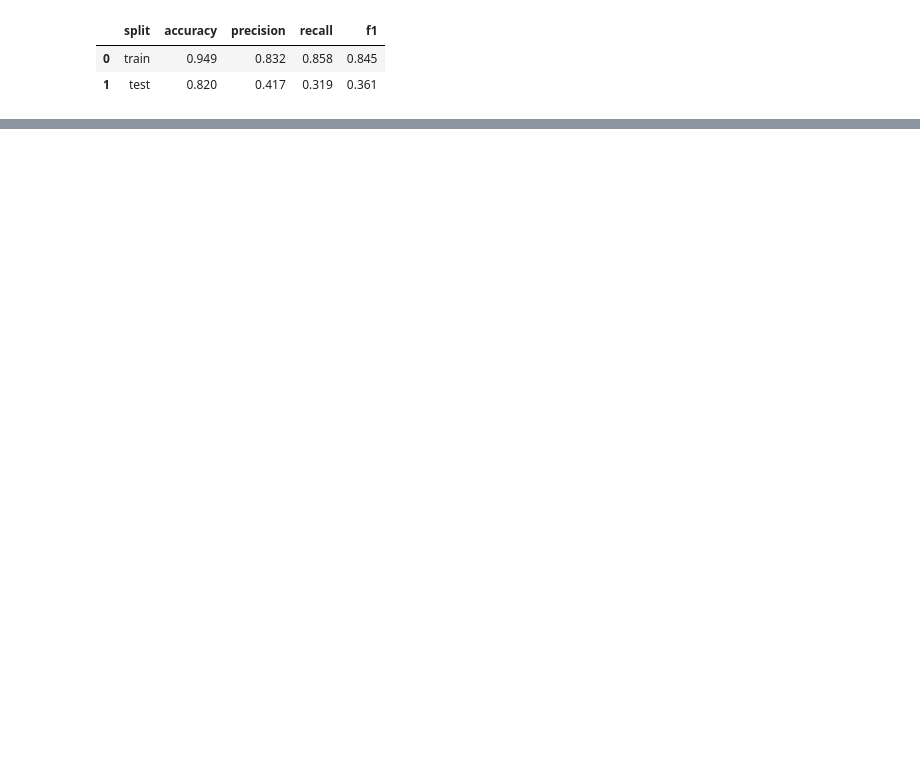
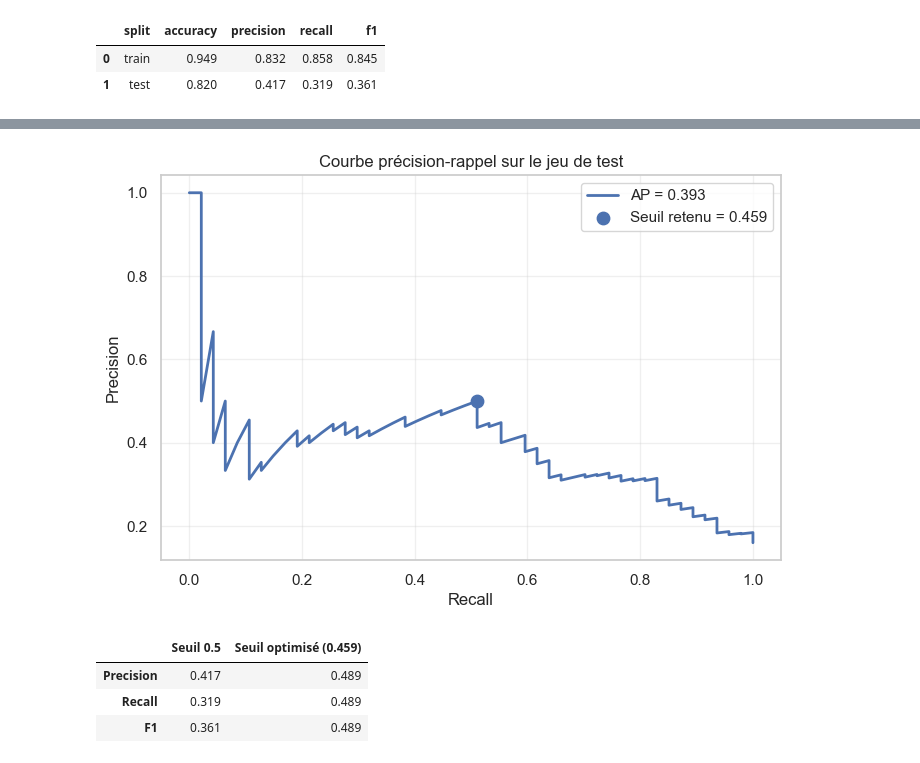
Before and after one commit to aaronsaintroch/P4_Classifiez_automatiquement_des_informations, a Jupyter notebook: notebooks/04_amelioration_classification.ipynb, the cells around one changed output, grey strips where cells are left out. Drawn from its saved outputs; the diff is of its cells as text; code cells hidden in the pictures; blank space fills up the shorter version.

```diff
--- a/notebooks/04_amelioration_classification.ipynb
+++ b/notebooks/04_amelioration_classification.ipynb
@@ -602,0 +495,49 @@ plt.show ( )
+# %%
+y_scores_test = rf_model.predict_proba (X_test)[:, 1]
+
+precision_test, recall_test, thresholds_test = precision_recall_curve (y_test, y_scores_test)
+ap_score = average_precision_score (y_test, y_scores_test)
+
+idx_best = np.argmin (np.abs (thresholds_test - best_threshold))
+best_precision = precision_test[idx_best]
+best_recall = recall_test[idx_best]
+
+plt.figure (figsize=(8, 5))
+plt.plot (recall_test, precision_test, linewidth=2, label=f"AP = {ap_score:.3f}")
+plt.scatter (
+    best_recall,
+    best_precision,
+    s=80,
+    label=f"Seuil retenu = {best_threshold:.3f}"
+)
+plt.xlabel ("Recall")
+plt.ylabel ("Precision")
+plt.title ("Courbe précision-rappel sur le jeu de test")
+plt.legend ( )
+plt.grid (alpha=0.3)
+plt.show ( )
+# %% [output]
+[figure, added]
+# %%
+y_pred_test_default = (y_scores_test >= 0.5).astype (int)
+y_pred_test_threshold = (y_scores_test >= best_threshold).astype (int)
+
+comparison_threshold = pd.DataFrame ({
+    "Seuil 0.5": [
+        precision_score (y_test, y_pred_test_default, zero_division=0),
+        recall_score (y_test, y_pred_test_default, zero_division=0),
+        f1_score (y_test, y_pred_test_default, zero_division=0),
+    ],
+    f"Seuil optimisé ({best_threshold:.3f})": [
+        precision_score (y_test, y_pred_test_threshold, zero_division=0),
+        recall_score (y_test, y_pred_test_threshold, zero_division=0),
+        f1_score (y_test, y_pred_test_threshold, zero_division=0),
+    ]
+}, index=["Precision", "Recall", "F1"]).round (3)
+
+display (comparison_threshold)
+# %% [output]
+|  | Seuil 0.5 | Seuil optimisé (0.459) |
+| Precision | 0.417 | 0.489 |
+| Recall | 0.319 | 0.489 |
+| F1 | 0.361 | 0.489 |
```
Also changed, not shown: parts of 29 cells of this notebook, 5 other files.
